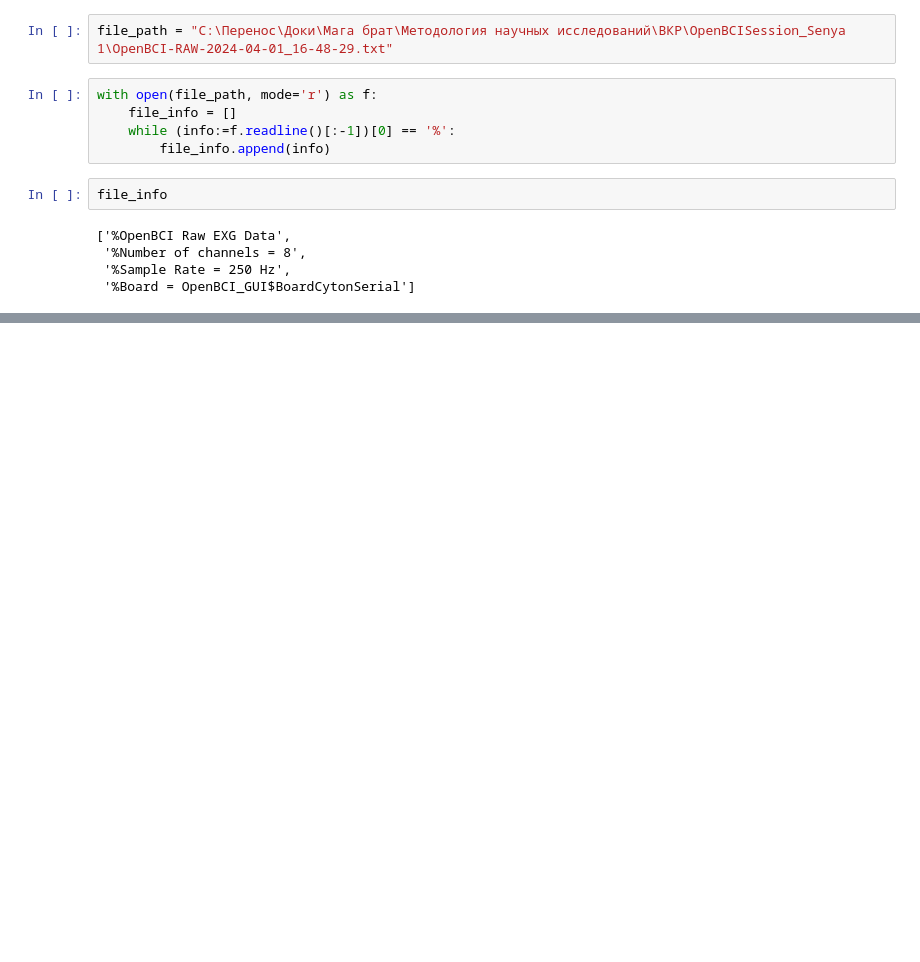
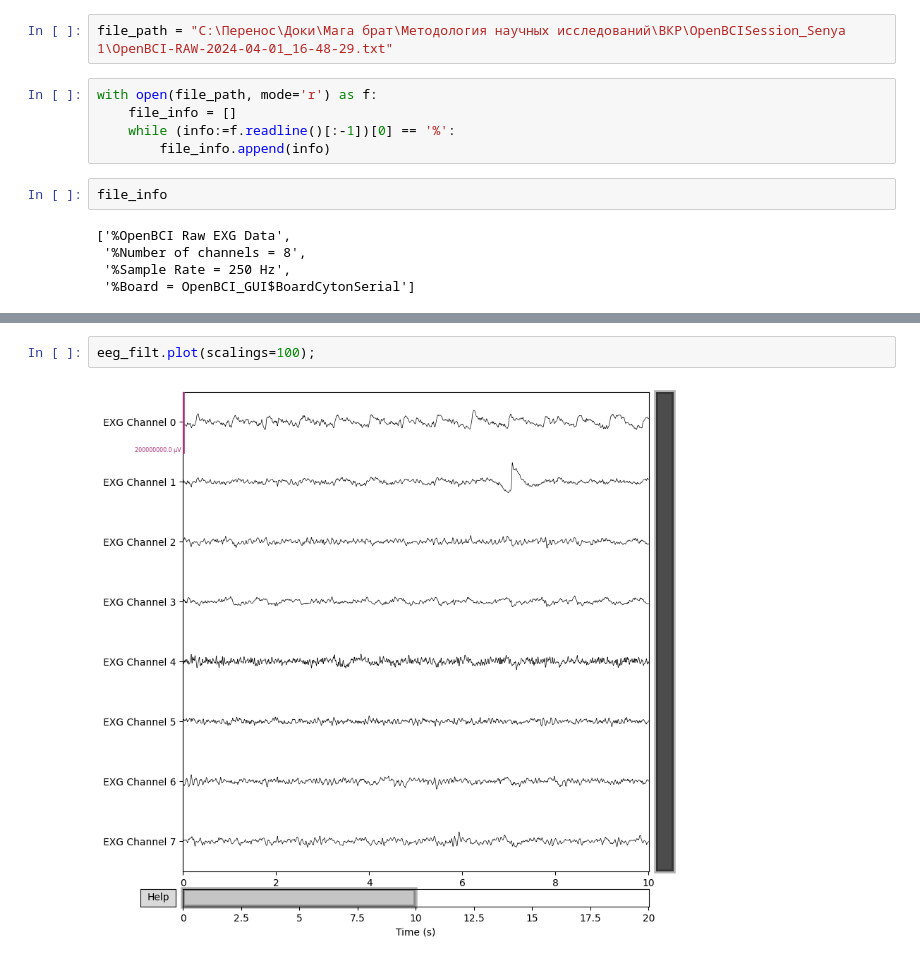
Before and after one commit to 4graf/RelaxMe, a Jupyter notebook: Preprocessing.ipynb, the cells around one changed output, grey strips where cells are left out. Drawn from its saved outputs; the diff is of its cells as text; blank space fills up the shorter version.

```diff
--- a/Preprocessing.ipynb
+++ b/Preprocessing.ipynb
@@ -95,3 +158,7 @@ eeg_filt = filter_eeg(eeg)
+# %%
+eeg_filt.plot(scalings=100);
+# %% [output]
+[figure, added]
 # %%
 eeg_filt.plot(scalings=100);
 # %% [output]
```
Also changed, not shown: parts of 56 cells of this notebook, 1 other file.
